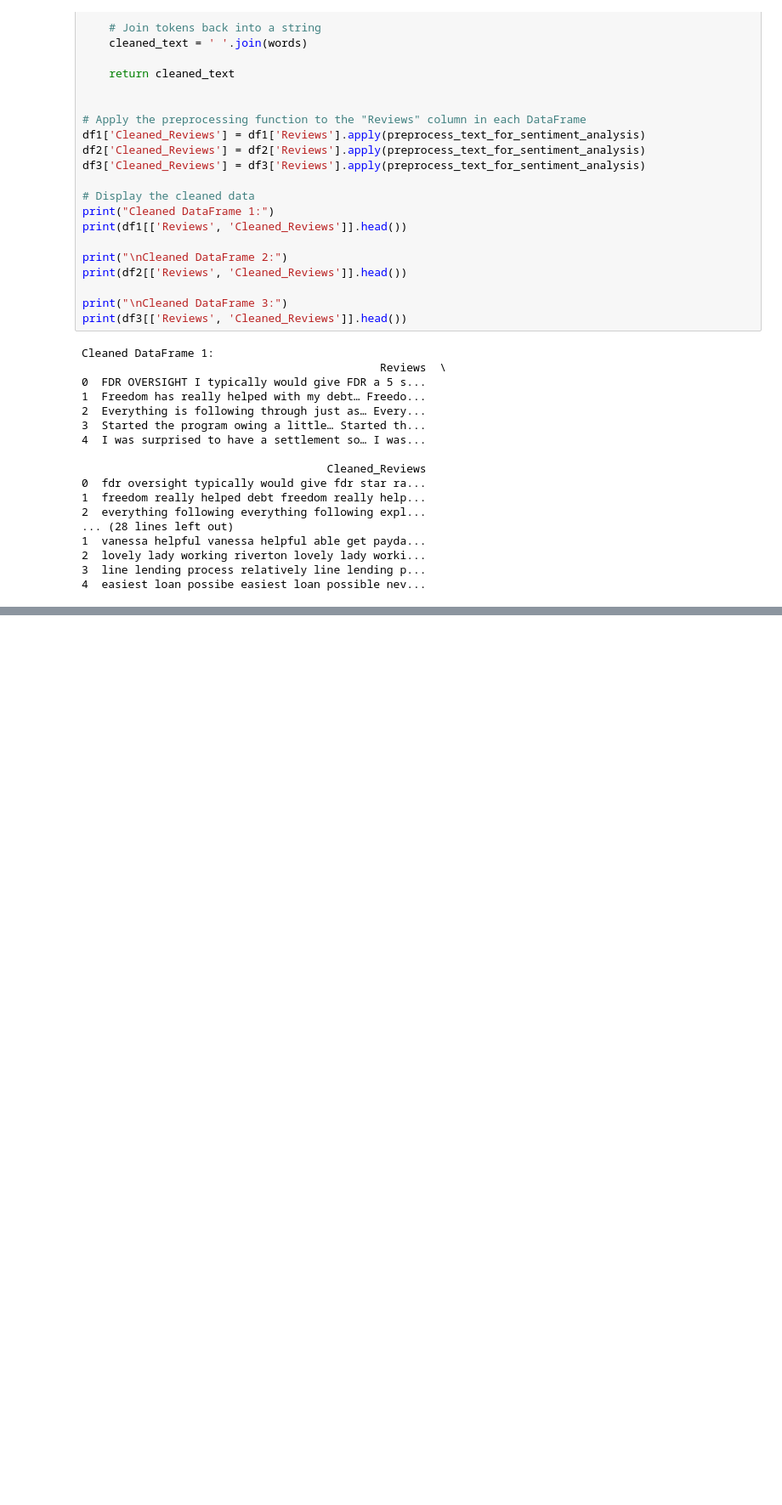
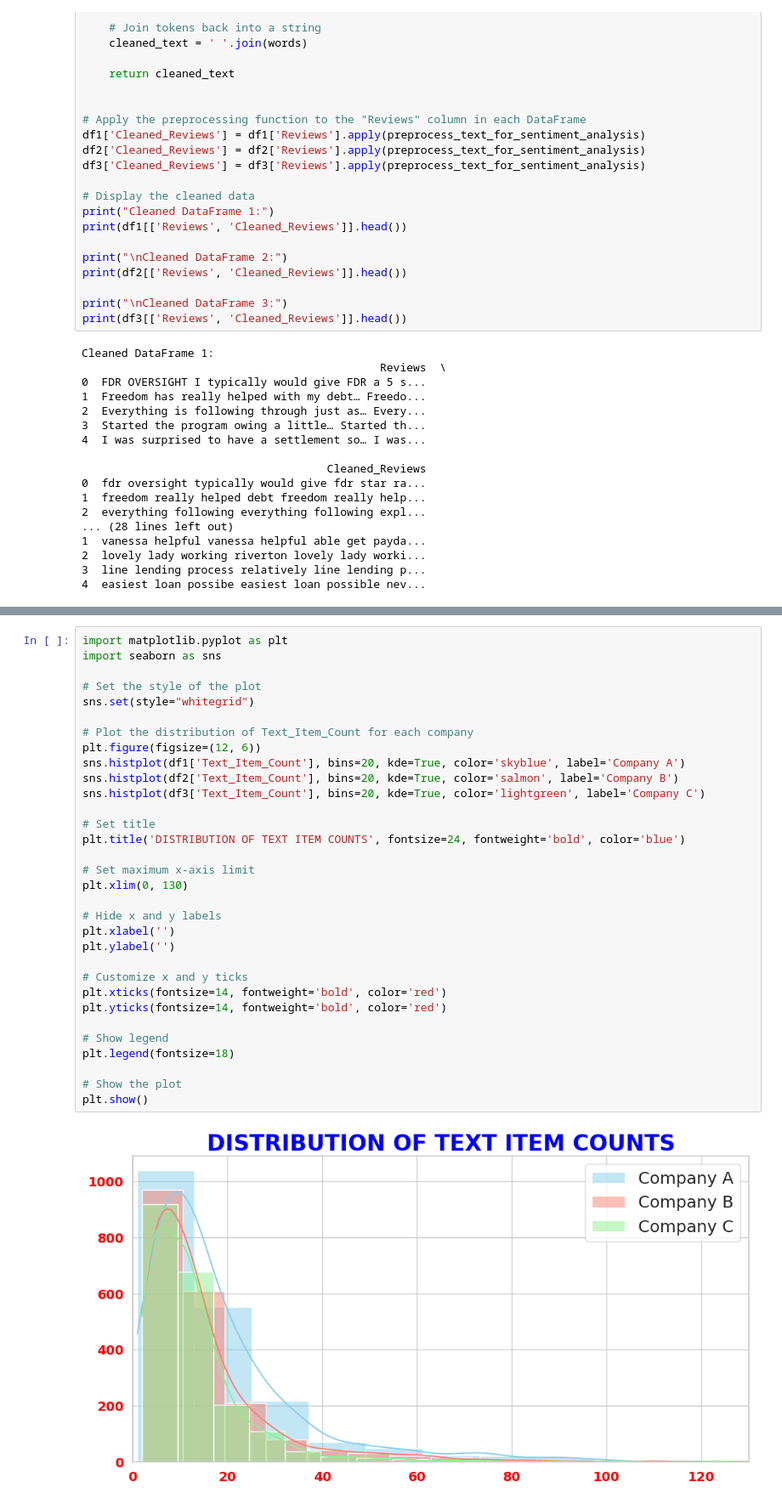
Before and after one commit to arifaygun/CustomerEye, a Jupyter notebook: Company_Reviews(Master2).ipynb, the cells around one changed output, grey strips where cells are left out. Shown at 85% size. Saved outputs shown, nothing was run; the diff lists cells and outputs as text; blank space fills up the shorter version.

```diff
--- a/Company_Reviews(Master2).ipynb
+++ b/Company_Reviews(Master2).ipynb
@@ -132,0 +175,34 @@ Cleaned DataFrame 1:
+# %%
+import matplotlib.pyplot as plt
+import seaborn as sns
+
+# Set the style of the plot
+sns.set(style="whitegrid")
+
+# Plot the distribution of Text_Item_Count for each company
+plt.figure(figsize=(12, 6))
+sns.histplot(df1['Text_Item_Count'], bins=20, kde=True, color='skyblue', label='Company A')
+sns.histplot(df2['Text_Item_Count'], bins=20, kde=True, color='salmon', label='Company B')
+sns.histplot(df3['Text_Item_Count'], bins=20, kde=True, color='lightgreen', label='Company C')
+
+# Set title
+plt.title('DISTRIBUTION OF TEXT ITEM COUNTS', fontsize=24, fontweight='bold', color='blue')
+
+# Set maximum x-axis limit
+plt.xlim(0, 130)
+
+# Hide x and y labels
+plt.xlabel('')
+plt.ylabel('')
+
+# Customize x and y ticks
+plt.xticks(fontsize=14, fontweight='bold', color='red')
+plt.yticks(fontsize=14, fontweight='bold', color='red')
+
+# Show legend
+plt.legend(fontsize=18)
+
+# Show the plot
+plt.show()
+# %% [output]
+[figure, added]
```
Also changed, not shown: parts of 7 cells of this notebook.
